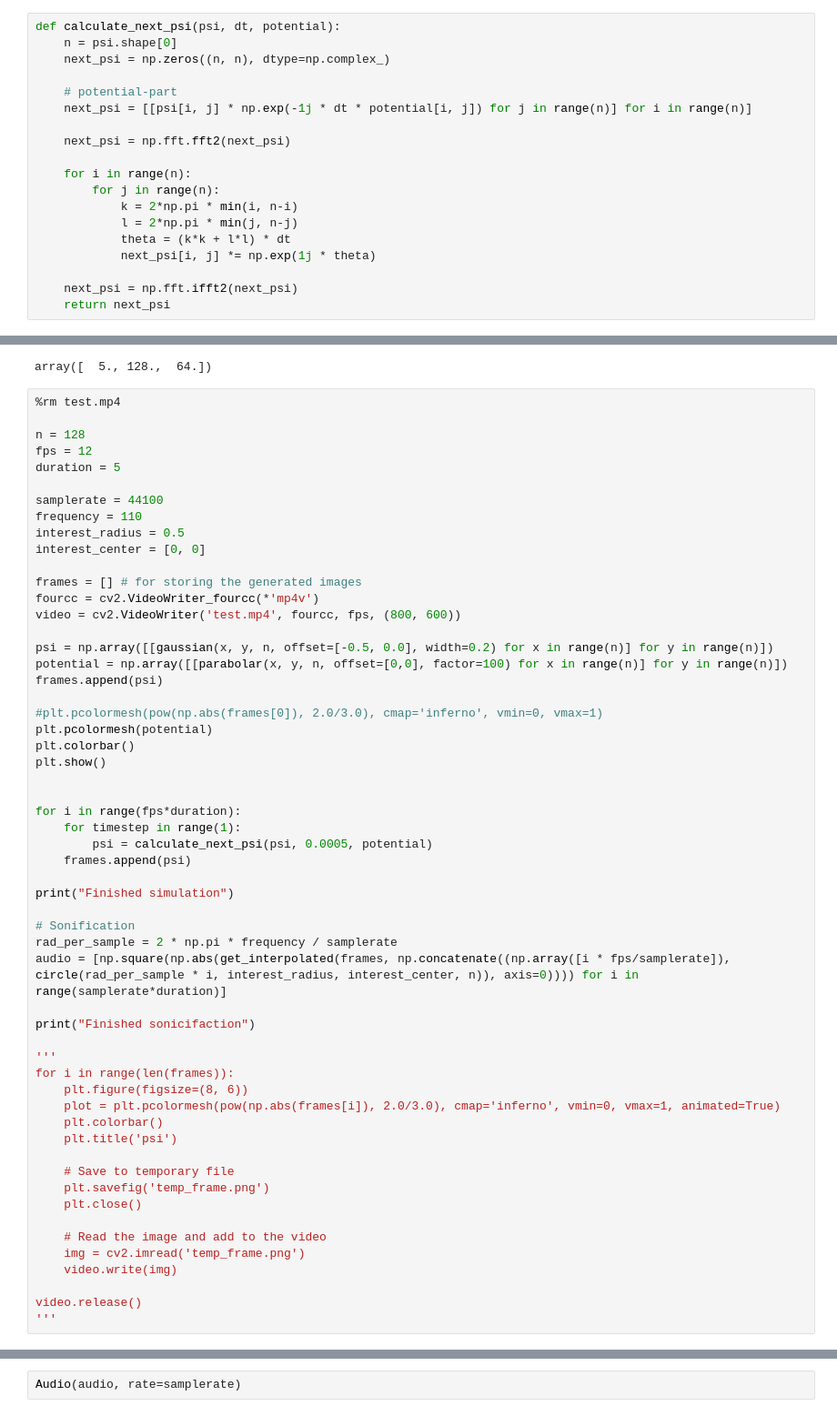
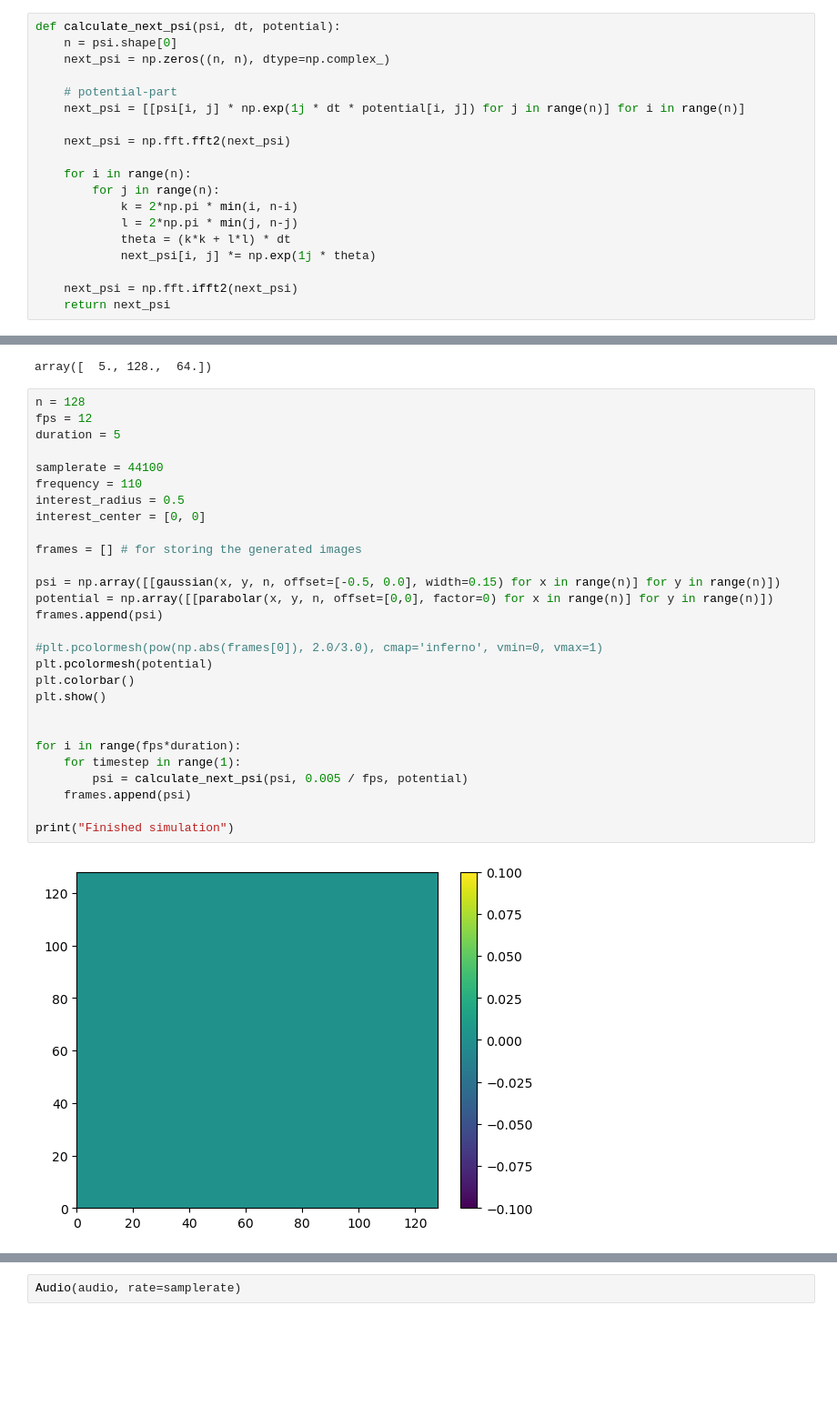
Before and after one commit to jannosch/qsynthi_prototyping, a Jupyter notebook: prototyping.ipynb, the cells around one changed output, grey strips where cells are left out. Shown at 91% size. Cells and saved outputs as stored; diff of their text form; blank space fills up the shorter version.

```diff
--- a/prototyping.ipynb
+++ b/prototyping.ipynb
@@ -14,7 +20,7 @@ def calculate_next_psi(psi, dt, potential):
     next_psi = np.zeros((n, n), dtype=np.complex_)
 
     # potential-part
-    next_psi = [[psi[i, j] * np.exp(-1j * dt * potential[i, j]) for j in range(n)] for i in range(n)]
+    next_psi = [[psi[i, j] * np.exp(1j * dt * potential[i, j]) for j in range(n)] for i in range(n)]
 
     next_psi = np.fft.fft2(next_psi)
 
@@ -49,59 +55,32 @@ np.concatenate(([5], circle(0, 1, 0, 128)), axis=0)
 # %% [output]
 array([  5., 128.,  64.])
 # %%
-%rm test.mp4
-
 n = 128
 fps = 12
 duration = 5
 
 samplerate = 44100
 frequency = 110
 interest_radius = 0.5
 interest_center = [0, 0]
 
 frames = [] # for storing the generated images
-fourcc = cv2.VideoWriter_fourcc(*'mp4v')
-video = cv2.VideoWriter('test.mp4', fourcc, fps, (800, 600))
 
-psi = np.array([[gaussian(x, y, n, offset=[-0.5, 0.0], width=0.2) for x in range(n)] for y in range(n)])
-potential = np.array([[parabolar(x, y, n, offset=[0,0], factor=100) for x in range(n)] for y in range(n)])
+psi = np.array([[gaussian(x, y, n, offset=[-0.5, 0.0], width=0.15) for x in range(n)] for y in range(n)])
+potential = np.array([[parabolar(x, y, n, offset=[0,0], factor=0) for x in range(n)] for y in range(n)])
 frames.append(psi)
 
 #plt.pcolormesh(pow(np.abs(frames[0]), 2.0/3.0), cmap='inferno', vmin=0, vmax=1)
 plt.pcolormesh(potential)
 plt.colorbar()
 plt.show()
 
 
 for i in range(fps*duration):
     for timestep in range(1):
-        psi = calculate_next_psi(psi, 0.0005, potential)
+        psi = calculate_next_psi(psi, 0.005 / fps, potential)
     frames.append(psi)
 
 print("Finished simulation")
-
-# Sonification
-rad_per_sample = 2 * np.pi * frequency / samplerate
-audio = [np.square(np.abs(get_interpolated(frames, np.concatenate((np.array([i * fps/samplerate]), circle(rad_per_sample * i, interest_radius, interest_center, n)), axis=0)))) for i in range(samplerate*duration)]
-
-print("Finished sonicifaction")
-
-'''
-for i in range(len(frames)):
-    plt.figure(figsize=(8, 6))
-    plot = plt.pcolormesh(pow(np.abs(frames[i]), 2.0/3.0), cmap='inferno', vmin=0, vmax=1, animated=True)
-    plt.colorbar()
-    plt.title('psi')
-
-    # Save to temporary file
-    plt.savefig('temp_frame.png')
-    plt.close()
-
-    # Read the image and add to the video
-    img = cv2.imread('temp_frame.png')
-    video.write(img)
-
-video.release()
-'''
 # %% [output]
+[figure, new version]
```
Also changed, not shown: parts of 5 cells of this notebook, 3 other files.
